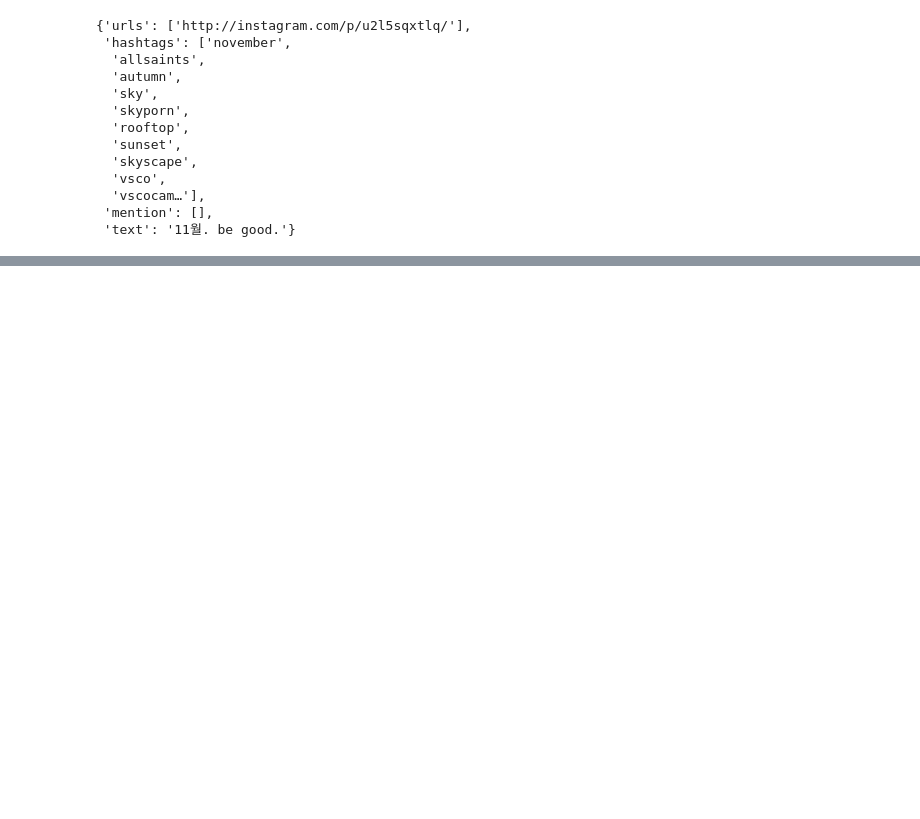
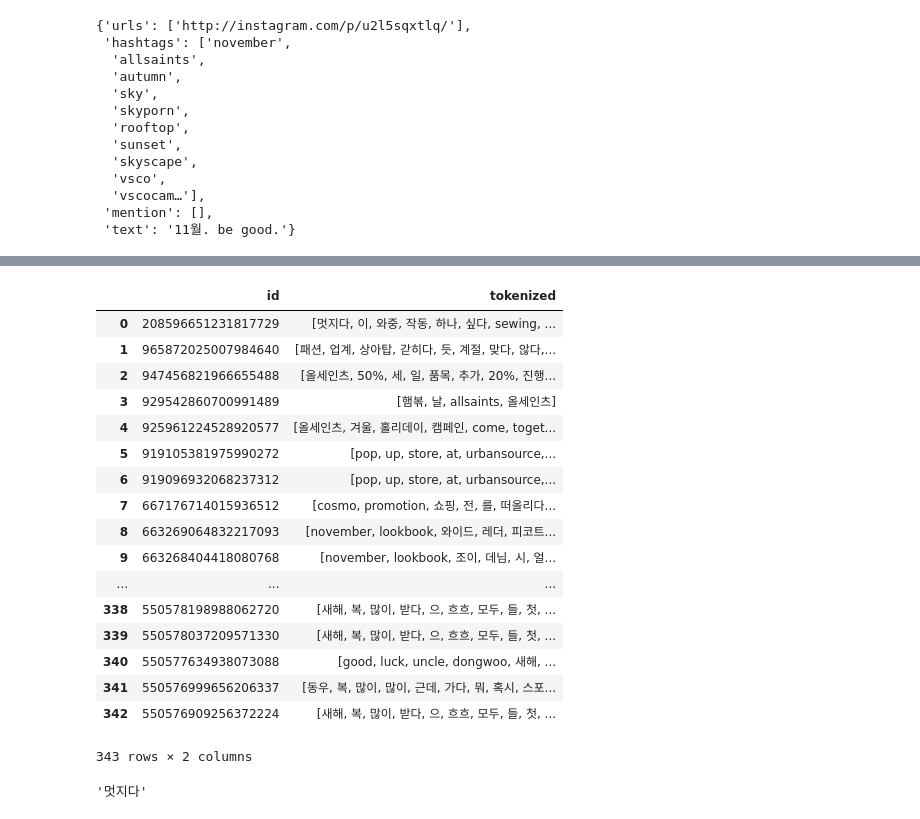
Before and after one commit to gem763/texcrapy, a Jupyter notebook: texcrapy.ipynb, the cells around one changed output, grey strips where cells are left out. Drawn from its saved outputs; the diff is of its cells as text; code cells hidden in the pictures; blank space fills up the shorter version.

```diff
--- a/texcrapy.ipynb
+++ b/texcrapy.ipynb
@@ -119,25 +107,18 @@ re.sub(r'\n', '', pd.read_pickle('twitter_data/allsaints (2010.01.01-2019.02.02)
 def preproc(text, url=True, mention=True, hashtag=True, remove=True):
     LINEBREAK = r'\n' # str.replace에서는 r'\n'으로 검색이 안된다
     RT = ' rt '
+    EMOJI = r'[\U00010000-\U0010ffff]'
+
     #URL = r'(?P<url>(https?://)?(www[.])?[^ \u3131-\u3163\uac00-\ud7a3]+[.][a-z]{2,6}\b([^ \u3131-\u3163\uac00-\ud7a3]*))'
     URL = r'(?:https?:\/\/)?(?:www[.])?[^ :\u3131-\u3163\uac00-\ud7a3]+[.][a-z]{2,6}\b(?:[^ \u3131-\u3163\uac00-\ud7a3]*)'
     # \u3131-\u3163\uac00-\ud7a3 는 한글을 의미함
     HASHTAG = r'(#[^ #@]+)'
     MENTION = r'(@[^ #@]+)'
 
-    PTNS = '|'.join((LINEBREAK, RT, URL, HASHTAG, MENTION))
+    PTNS = '|'.join((LINEBREAK, RT, URL, HASHTAG, MENTION, EMOJI))
 
-    text = text.lower()
     out = {}
-
-    #def _remove(text, *ptns):
-    #    return re.sub('|'.join(ptns), '', text)#.strip()
-
-    #def _remove_url(text, *urls):
-    #    for url in urls: text = text.replace(url, '')
-    #    return text
-
-    text = re.sub('|'.join((LINEBREAK,RT)), '', text)
+    text = re.sub('|'.join((LINEBREAK,RT)), '', text.lower())
 
     if url:
         urls = re.findall(URL, text) #[m.groupdict()['url'] for m in re.finditer(URL, text)]
@@ -173,3 +154,25 @@ preproc(pd.read_pickle('twitter_data/allsaints (2010.01.01-2019.02.02).pkl').tex
   'vscocam…'],
  'mention': [],
  'text': '11월. be good.'}
+# %%
+def tokenize(file):
+    df = pd.read_pickle(file)
+    tokenized = []
+
+    tagger = Okt()
+    for doc in tqdm_notebook(df.text.iloc[:]):
+        preprocessed = preproc(doc)
+        text, hashtags = preprocessed['text'], preprocessed['hashtags']
+        text += ' ' + ' '.join(hashtags)
+        _tokenized = [t[0] for t in tagger.pos(text, norm=True, stem=True) if t[1] not in ['Punctuation', 'Josa']]
+        tokenized.append(_tokenized)
+
+    out = df[['id']].copy()
+
+    #df['brand'] = file.split('.')[0]
+    out['tokenized'] = tokenized
+    return out
+# %%
+%%time
+tokenize('twitter_data/allsaints (2010.01.01-2019.02.02).pkl')
+# %% [output]
@@ -175,0 +181,18 @@ preproc(pd.read_pickle('twitter_data/allsaints (2010.01.01-2019.02.02).pkl').tex
+|  | id | tokenized |
+| 0 | 208596651231817729 | [멋지다, 이, 와중, 작동, 하나, 싶다, sewing, ... |
+| 1 | 965872025007984640 | [패션, 업계, 상아탑, 갇히다, 듯, 계절, 맞다, 않다,... |
+| 2 | 947456821966655488 | [올세인츠, 50%, 세, 일, 품목, 추가, 20%, 진행... |
+| 3 | 929542860700991489 | [햄볶, 날, allsaints, 올세인츠] |
+| 4 | 925961224528920577 | [올세인츠, 겨울, 홀리데이, 캠페인, come, toget... |
+| 5 | 919105381975990272 | [pop, up, store, at, urbansource,... |
+| 6 | 919096932068237312 | [pop, up, store, at, urbansource,... |
+| 7 | 667176714015936512 | [cosmo, promotion, 쇼핑, 전, 를, 떠올리다... |
+| 8 | 663269064832217093 | [november, lookbook, 와이드, 레더, 피코트... |
+| 9 | 663268404418080768 | [november, lookbook, 조이, 데님, 시, 얼... |
+| ... | ... | ... |
+| 338 | 550578198988062720 | [새해, 복, 많이, 받다, 으, 흐흐, 모두, 들, 첫, ... |
+| 339 | 550578037209571330 | [새해, 복, 많이, 받다, 으, 흐흐, 모두, 들, 첫, ... |
+| 340 | 550577634938073088 | [good, luck, uncle, dongwoo, 새해, ... |
+| 341 | 550576999656206337 | [동우, 복, 많이, 많이, 근데, 가다, 뭐, 혹시, 스포... |
+| 342 | 550576909256372224 | [새해, 복, 많이, 받다, 으, 흐흐, 모두, 들, 첫, ... |
+343 rows × 2 columns
@@ -175,0 +229,5 @@ preproc(pd.read_pickle('twitter_data/allsaints (2010.01.01-2019.02.02).pkl').tex
+# %%
+df = pd.read_pickle('twitter_data/allsaints (2010.01.01-2019.02.02).pkl')
+tokenize_vec(df.text[0])
+# %% [output]
+'멋지다'
```
Also changed, not shown: parts of 12 cells of this notebook, 1 other file.
